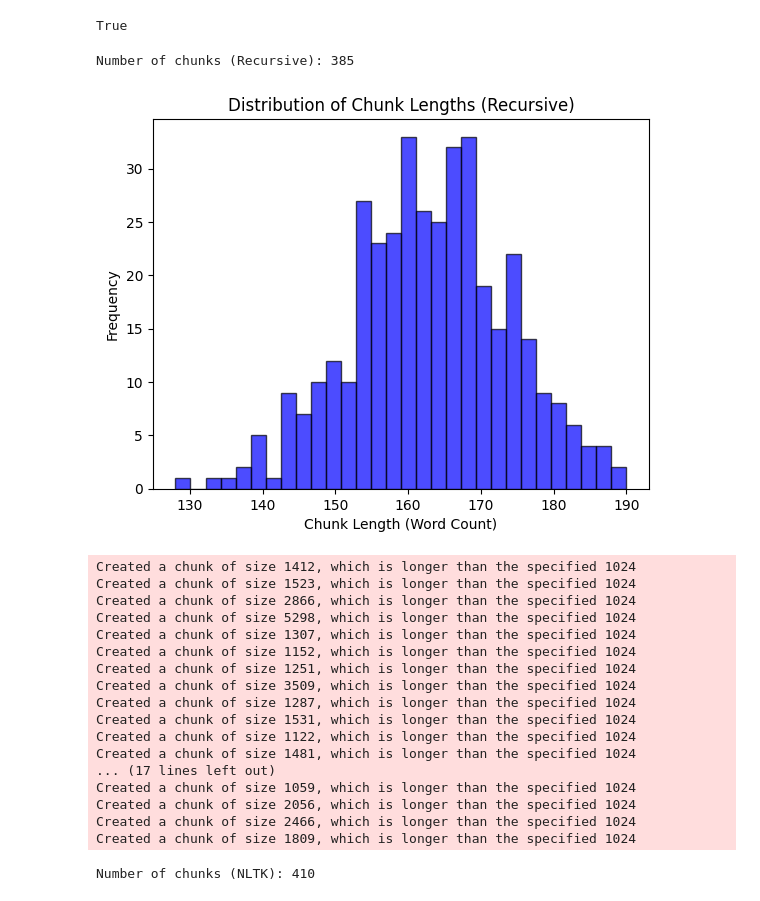
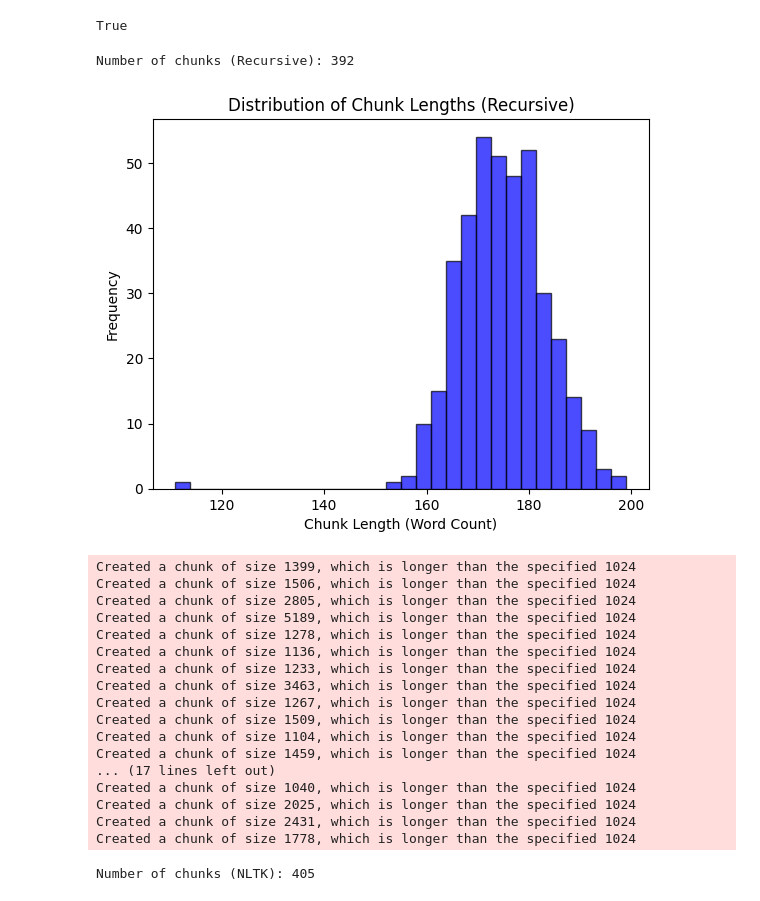
Before and after one commit to kristofmaar/chunky, a Jupyter notebook: playground.ipynb, the cells around one changed output. Cells and saved outputs as stored; diff of their text form; code cells hidden in the pictures.

Commit message:
#1 implement text cleaning

```diff
--- a/playground.ipynb
+++ b/playground.ipynb
@@ -14,6 +14,12 @@ import re
 import os
 from langchain.text_splitter import RecursiveCharacterTextSplitter
 from langchain.text_splitter import NLTKTextSplitter
+
+def clean_text(text: str) -> str:
+    text = re.sub(r'\s+', ' ', text) # remove extra whitespace
+    text = re.sub(r'[^\x20-\x7E]', '', text) # remove non-printable characters
+    text = re.sub(r' +', ' ', text) # remove multiple spaces
+    return text
 
 def chunk_text_recursive(text: str, chunk_size: int = 1024, overlap: int = 100) -> list:
     splitter = RecursiveCharacterTextSplitter(chunk_size=chunk_size, chunk_overlap=overlap)
@@ -37,51 +43,54 @@ def plot_chunk_lengths_histogram(chunks, title="Distribution of Chunk Lengths"):
 def read_pdf(file_path: str, chunk_text_func) -> dict:
     if not os.path.isfile(file_path):
         raise FileNotFoundError(f"No such file: '{file_path}'")
 
     try:
         pdf_reader = PdfReader(file_path)
         extracted_text = ""
         for page in pdf_reader.pages:
             extracted_text += page.extract_text()
 
-        chunks = chunk_text_func(extracted_text)
+        # Clean the extracted text
+        cleaned_text = clean_text(extracted_text)
+
+        chunks = chunk_text_func(cleaned_text)
 
         return {"chunks": chunks}
 
     except Exception as e:
         raise Exception(f"An error occurred: {str(e)}")
 
 file_path = "gdpr.pdf"
 
 # Using RecursiveCharacterTextSplitter
 result_recursive = read_pdf(file_path, chunk_text_recursive)
 print(f"Number of chunks (Recursive): {len(result_recursive['chunks'])}")
 
 plot_chunk_lengths_histogram(result_recursive['chunks'], title="Distribution of Chunk Lengths (Recursive)")
 
 # Using NLTKTextSplitter
 result_nltk = read_pdf(file_path, chunk_text_nltk)
 print(f"Number of chunks (NLTK): {len(result_nltk['chunks'])}")
 
 plot_chunk_lengths_histogram(result_nltk['chunks'], title="Distribution of Chunk Lengths (NLTK)")
 # %% [output]
-Number of chunks (Recursive): 385
+Number of chunks (Recursive): 392
-[figure, old version]
+[figure, new version]
-Created a chunk of size 1412, which is longer than the specified 1024
-Created a chunk of size 1523, which is longer than the specified 1024
-Created a chunk of size 2866, which is longer than the specified 1024
-Created a chunk of size 5298, which is longer than the specified 1024
-Created a chunk of size 1307, which is longer than the specified 1024
-Created a chunk of size 1152, which is longer than the specified 1024
-Created a chunk of size 1251, which is longer than the specified 1024
-Created a chunk of size 3509, which is longer than the specified 1024
-Created a chunk of size 1287, which is longer than the specified 1024
-Created a chunk of size 1531, which is longer than the specified 1024
-Created a chunk of size 1122, which is longer than the specified 1024
-Created a chunk of size 1481, which is longer than the specified 1024
+Created a chunk of size 1399, which is longer than the specified 1024
+Created a chunk of size 1506, which is longer than the specified 1024
+Created a chunk of size 2805, which is longer than the specified 1024
+Created a chunk of size 5189, which is longer than the specified 1024
+Created a chunk of size 1278, which is longer than the specified 1024
+Created a chunk of size 1136, which is longer than the specified 1024
+Created a chunk of size 1233, which is longer than the specified 1024
+Created a chunk of size 3463, which is longer than the specified 1024
+Created a chunk of size 1267, which is longer than the specified 1024
+Created a chunk of size 1509, which is longer than the specified 1024
+Created a chunk of size 1104, which is longer than the specified 1024
+Created a chunk of size 1459, which is longer than the specified 1024
 ... (17 lines left out)
-Created a chunk of size 1059, which is longer than the specified 1024
-Created a chunk of size 2056, which is longer than the specified 1024
-Created a chunk of size 2466, which is longer than the specified 1024
-Created a chunk of size 1809, which is longer than the specified 1024
+Created a chunk of size 1040, which is longer than the specified 1024
+Created a chunk of size 2025, which is longer than the specified 1024
+Created a chunk of size 2431, which is longer than the specified 1024
+Created a chunk of size 1778, which is longer than the specified 1024
-Number of chunks (NLTK): 410
+Number of chunks (NLTK): 405
```
Also changed, not shown: parts of 1 cell of this notebook, 1 other file.
